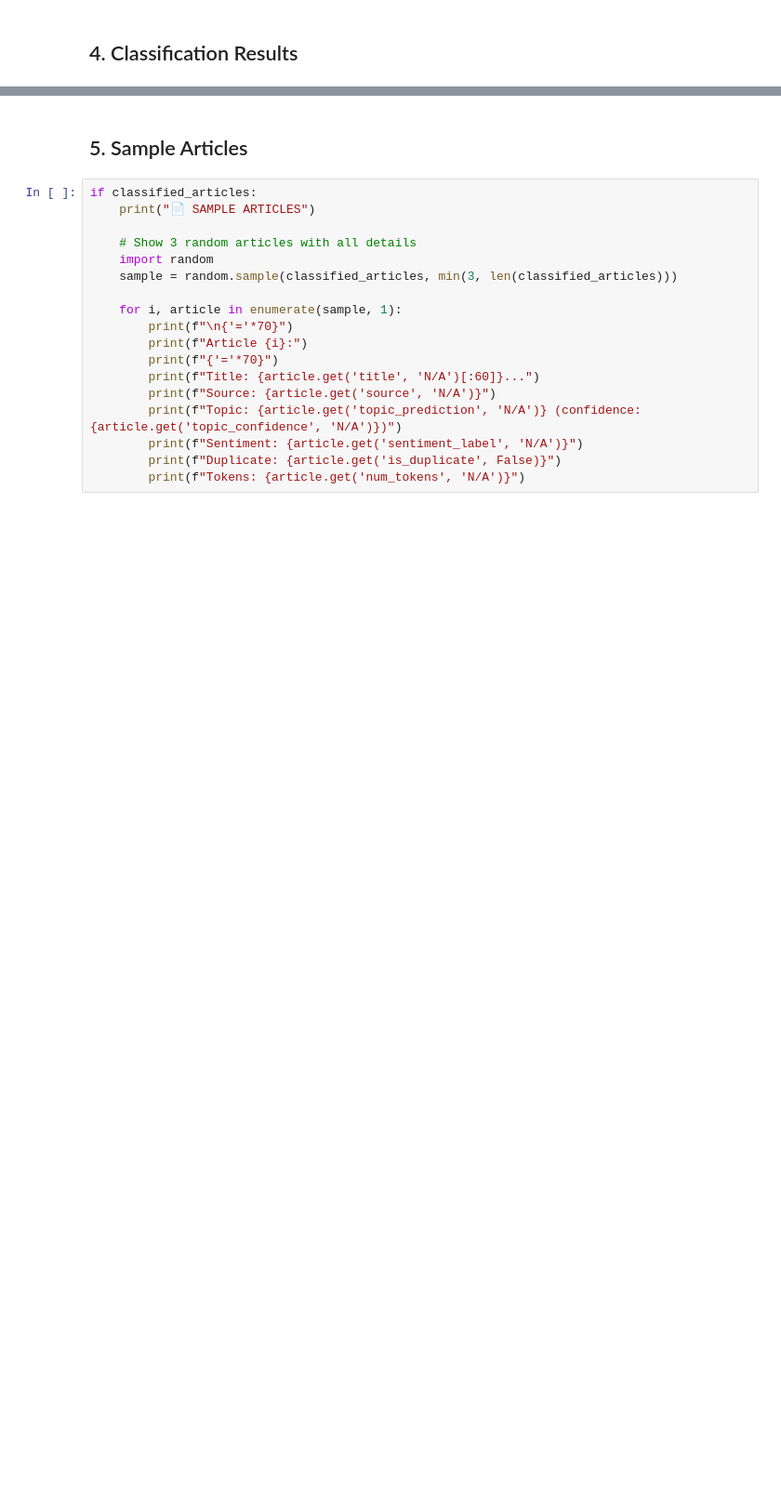
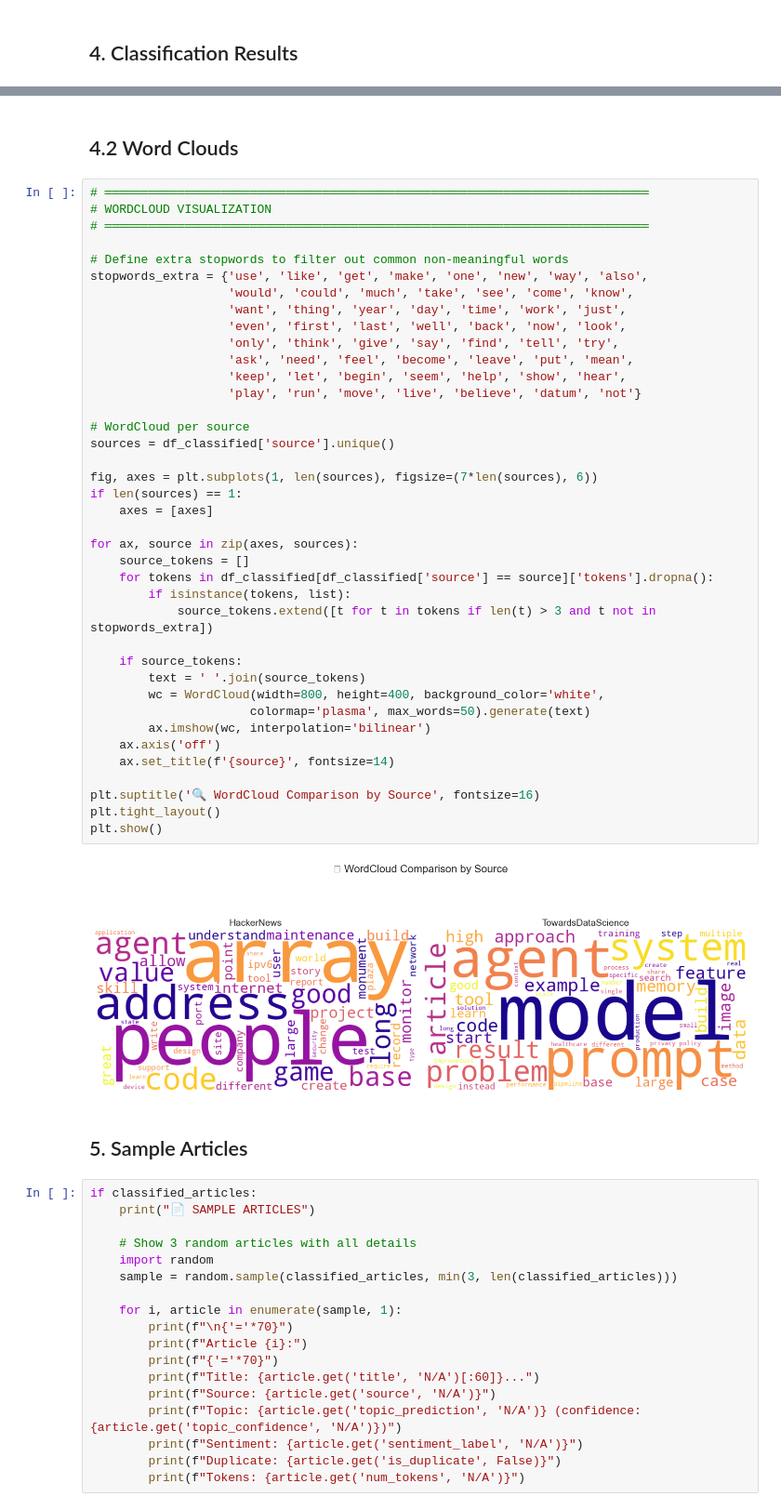
Before and after one commit to yassineelhaouat/Formation_NLP_project_baseline, a Jupyter notebook: baseline_project/notebooks/01_exploratory_data_analysis.ipynb, the cells around one changed output, grey strips where cells are left out. Shown at 93% size. Drawn from its saved outputs; the diff is of its cells as text; blank space fills up the shorter version.

```diff
--- a/baseline_project/notebooks/01_exploratory_data_analysis.ipynb
+++ b/baseline_project/notebooks/01_exploratory_data_analysis.ipynb
@@ -224,3 +297,46 @@ Duplicates: 5 (1.7%)
+# %% [markdown]
+## 4.2 Word Clouds
+# %%
+# ═══════════════════════════════════════════════════════════════════════════
+# WORDCLOUD VISUALIZATION
+# ═══════════════════════════════════════════════════════════════════════════
+
+# Define extra stopwords to filter out common non-meaningful words
+stopwords_extra = {'use', 'like', 'get', 'make', 'one', 'new', 'way', 'also',
+                   'would', 'could', 'much', 'take', 'see', 'come', 'know',
+                   'want', 'thing', 'year', 'day', 'time', 'work', 'just',
+                   'even', 'first', 'last', 'well', 'back', 'now', 'look',
+                   'only', 'think', 'give', 'say', 'find', 'tell', 'try',
+                   'ask', 'need', 'feel', 'become', 'leave', 'put', 'mean',
+                   'keep', 'let', 'begin', 'seem', 'help', 'show', 'hear',
+                   'play', 'run', 'move', 'live', 'believe', 'datum', 'not'}
+
+# WordCloud per source
+sources = df_classified['source'].unique()
+
+fig, axes = plt.subplots(1, len(sources), figsize=(7*len(sources), 6))
+if len(sources) == 1:
+    axes = [axes]
+
+for ax, source in zip(axes, sources):
+    source_tokens = []
+    for tokens in df_classified[df_classified['source'] == source]['tokens'].dropna():
+        if isinstance(tokens, list):
+            source_tokens.extend([t for t in tokens if len(t) > 3 and t not in stopwords_extra])
+
+    if source_tokens:
+        text = ' '.join(source_tokens)
+        wc = WordCloud(width=800, height=400, background_color='white',
+                      colormap='plasma', max_words=50).generate(text)
+        ax.imshow(wc, interpolation='bilinear')
+    ax.axis('off')
+    ax.set_title(f'{source}', fontsize=14)
+
+plt.suptitle('🔍 WordCloud Comparison by Source', fontsize=16)
+plt.tight_layout()
+plt.show()
+# %% [output]
+[figure, added]
 # %% [markdown]
 ## 5. Sample Articles
 # %%
```
Also changed, not shown: parts of 8 cells of this notebook, 11 other files.
